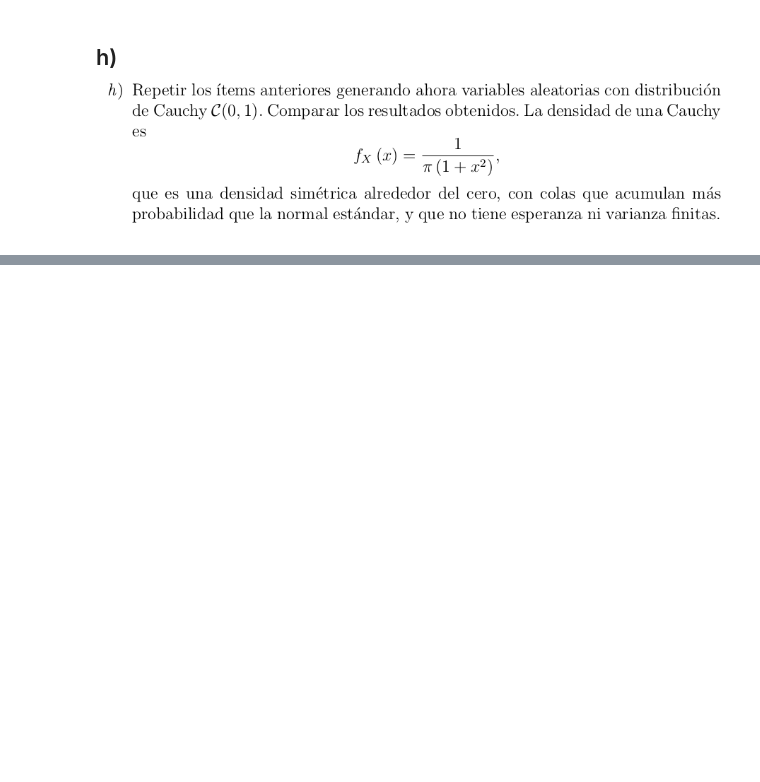
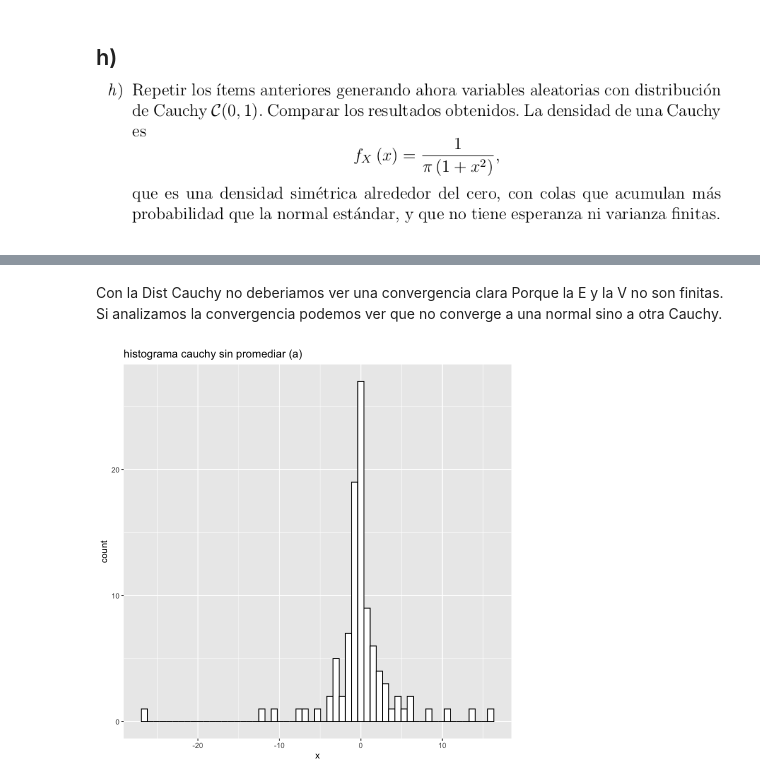
Before and after one commit to fzanollo/proba, a Jupyter notebook: tp/TP.ipynb, the cells around one changed output, grey strips where cells are left out. Drawn from its saved outputs; the diff is of its cells as text; code cells hidden in the pictures; blank space fills up the shorter version.

```diff
--- a/tp/TP.ipynb
+++ b/tp/TP.ipynb
@@ -195,0 +209,10 @@ ggplot(dat_h, aes(x=id, y=valores, fill=id)) +
+# %% [markdown]
+Con la Dist Cauchy no deberiamos ver una convergencia clara
+Porque la E y la V no son finitas.
+Si analizamos la convergencia podemos ver que no converge a una normal sino a otra Cauchy.
+# %%
+#a = 1000 datos sin promediar
+a_datos_h = rcauchy(100, location = 0, scale = 1)
+make_histogram(a_datos_h, "histograma cauchy sin promediar (a)")
+# %% [output]
+[figure, added]
```
Also changed, not shown: parts of 16 cells of this notebook.
